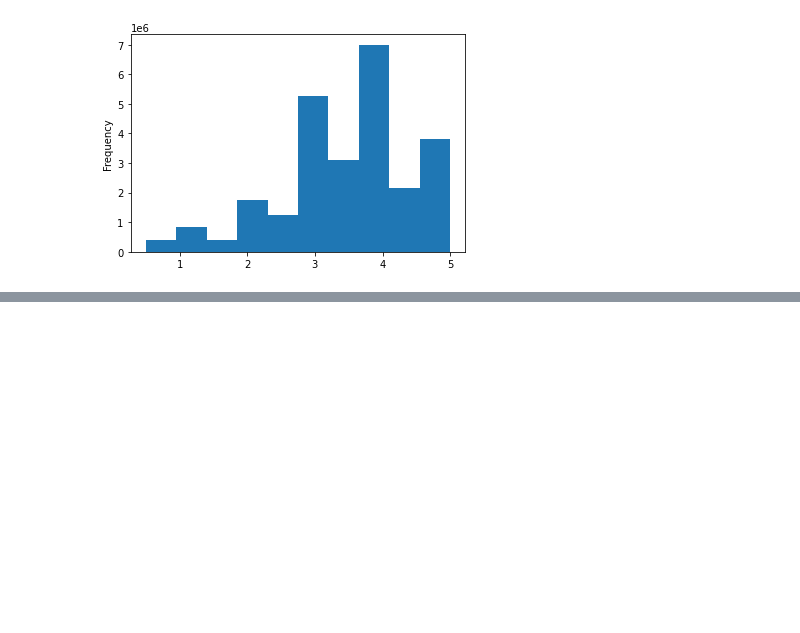
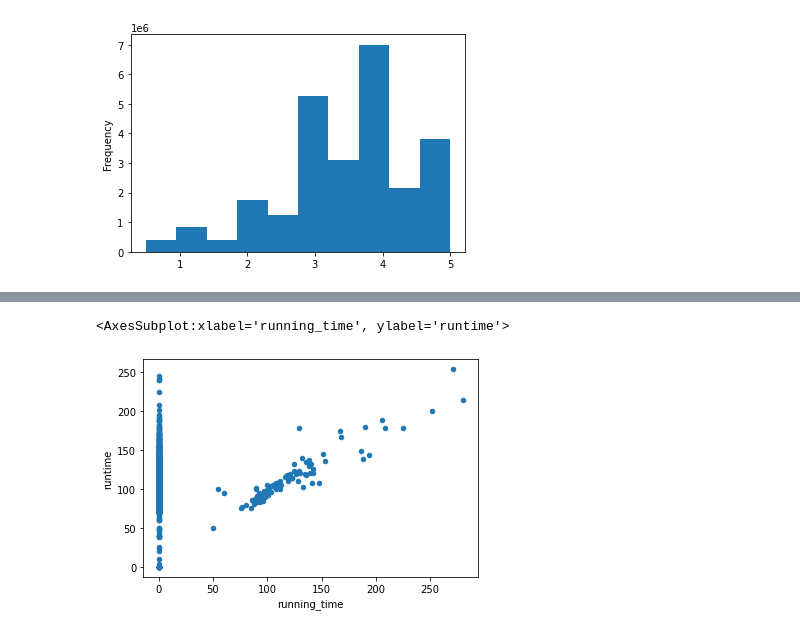
Before and after one commit to noelpdot/Movies-ETL, a Jupyter notebook: extract_transform_data.ipynb, the cells around one changed output, grey strips where cells are left out. Saved outputs shown, nothing was run; the diff lists cells and outputs as text; code cells hidden in the pictures; blank space fills up the shorter version.

```diff
--- a/extract_transform_data.ipynb
+++ b/extract_transform_data.ipynb
@@ -1068,3 +963,6 @@ min                     0.50
 max                     5.00
 Name: rating, dtype: float64
 [figure]
+# %%
+# joining data using inner join , we will use the suffixes paramenter to identify which table from each column
+movies_df = pd.merge(wiki_movies_df, kaggle_metadata, on='imdb_id', suffixes = ['_wiki' , '_kaggle'])
@@ -1070,0 +1045,9 @@ Name: rating, dtype: float64
+# %%
+# RUNTIME
+# a scatter plot would be a great way to sense how similar are the columns
+# if similar we would see a straight line with the plot and difference would show plots away from centre line
+
+movies_df.fillna(0).plot(x='running_time' , y='runtime', kind='scatter')
+# %% [output]
+<AxesSubplot:xlabel='running_time', ylabel='runtime'>
+[figure, added]
```
Also changed, not shown: parts of 55 cells of this notebook.
